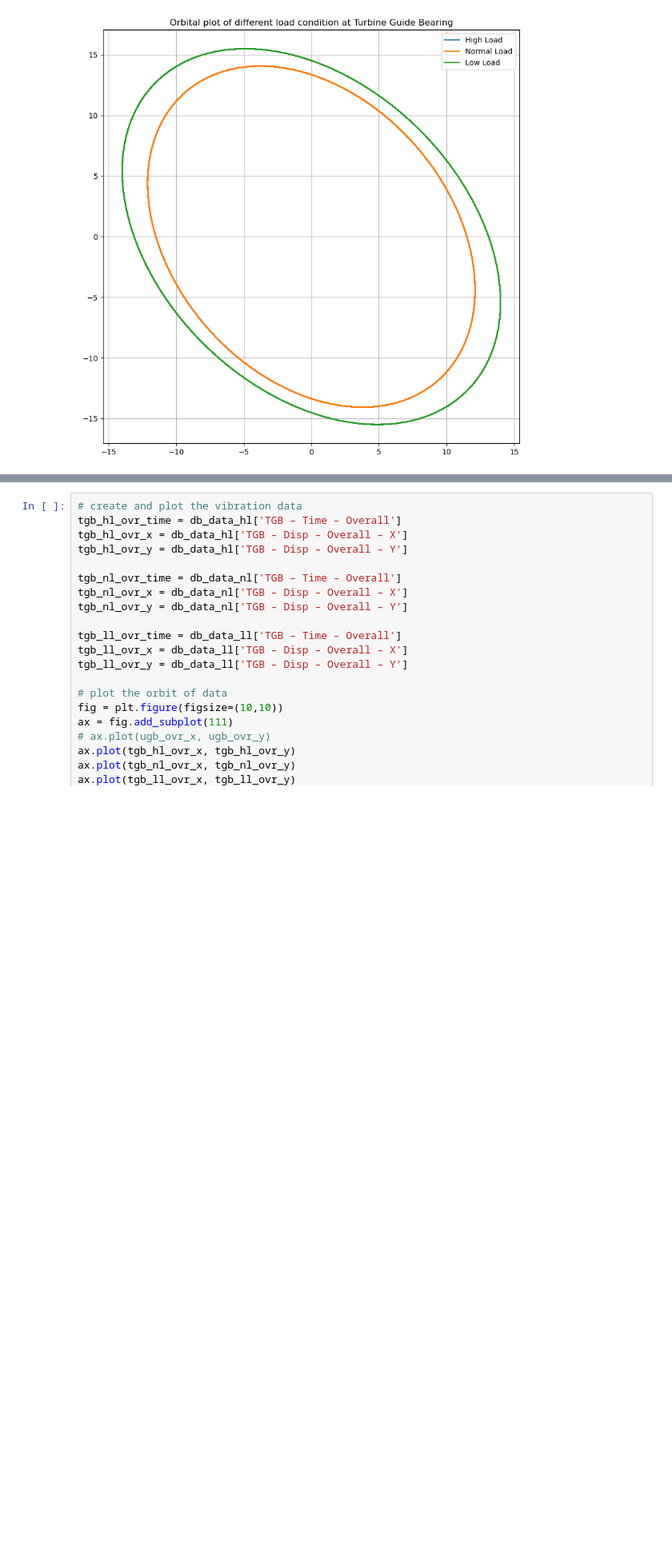
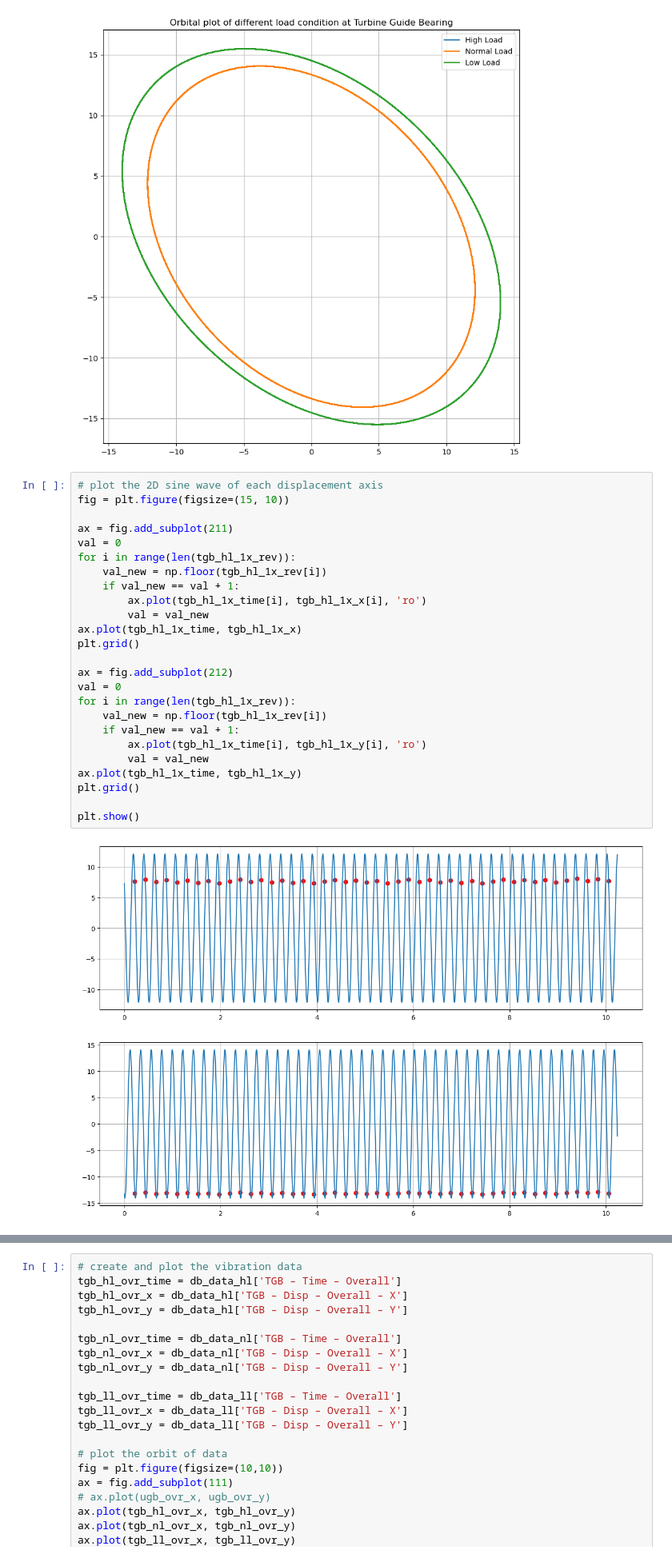
Before and after one commit to mekatronik-achmadi/Predict-CBM, a Jupyter notebook: Vale/TestOlahPy/preliminary_data_analysis/orbital_analysis.ipynb, the cells around one changed output, grey strips where cells are left out. Shown at 80% size. Saved outputs shown, nothing was run; the diff lists cells and outputs as text; blank space fills up the shorter version.

```diff
--- a/Vale/TestOlahPy/preliminary_data_analysis/orbital_analysis.ipynb
+++ b/Vale/TestOlahPy/preliminary_data_analysis/orbital_analysis.ipynb
@@ -109,6 +109,33 @@ plt.grid()
 plt.show()
 # %% [output]
 [figure]
+# %%
+# plot the 2D sine wave of each displacement axis
+fig = plt.figure(figsize=(15, 10))
+
+ax = fig.add_subplot(211)
+val = 0
+for i in range(len(tgb_hl_1x_rev)):
+    val_new = np.floor(tgb_hl_1x_rev[i])
+    if val_new == val + 1:
+        ax.plot(tgb_hl_1x_time[i], tgb_hl_1x_x[i], 'ro')
+        val = val_new
+ax.plot(tgb_hl_1x_time, tgb_hl_1x_x)
+plt.grid()
+
+ax = fig.add_subplot(212)
+val = 0
+for i in range(len(tgb_hl_1x_rev)):
+    val_new = np.floor(tgb_hl_1x_rev[i])
+    if val_new == val + 1:
+        ax.plot(tgb_hl_1x_time[i], tgb_hl_1x_y[i], 'ro')
+        val = val_new
+ax.plot(tgb_hl_1x_time, tgb_hl_1x_y)
+plt.grid()
+
+plt.show()
+# %% [output]
+[figure, added]
 # %%
 def plot2din3d(x, y, z):
     ax.plot(x, y, zs=z, zdir='z')
```
Also changed, not shown: parts of 2 cells of this notebook.
